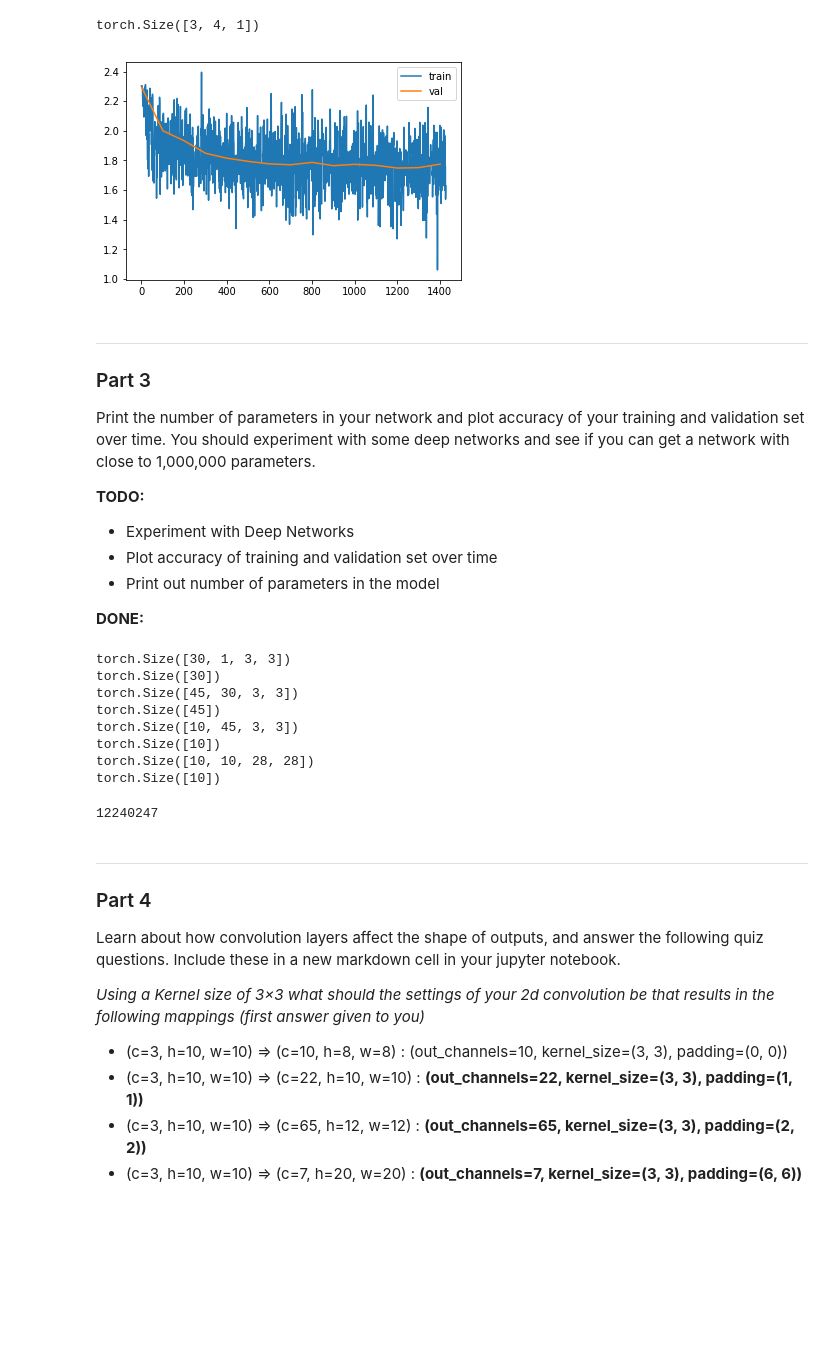
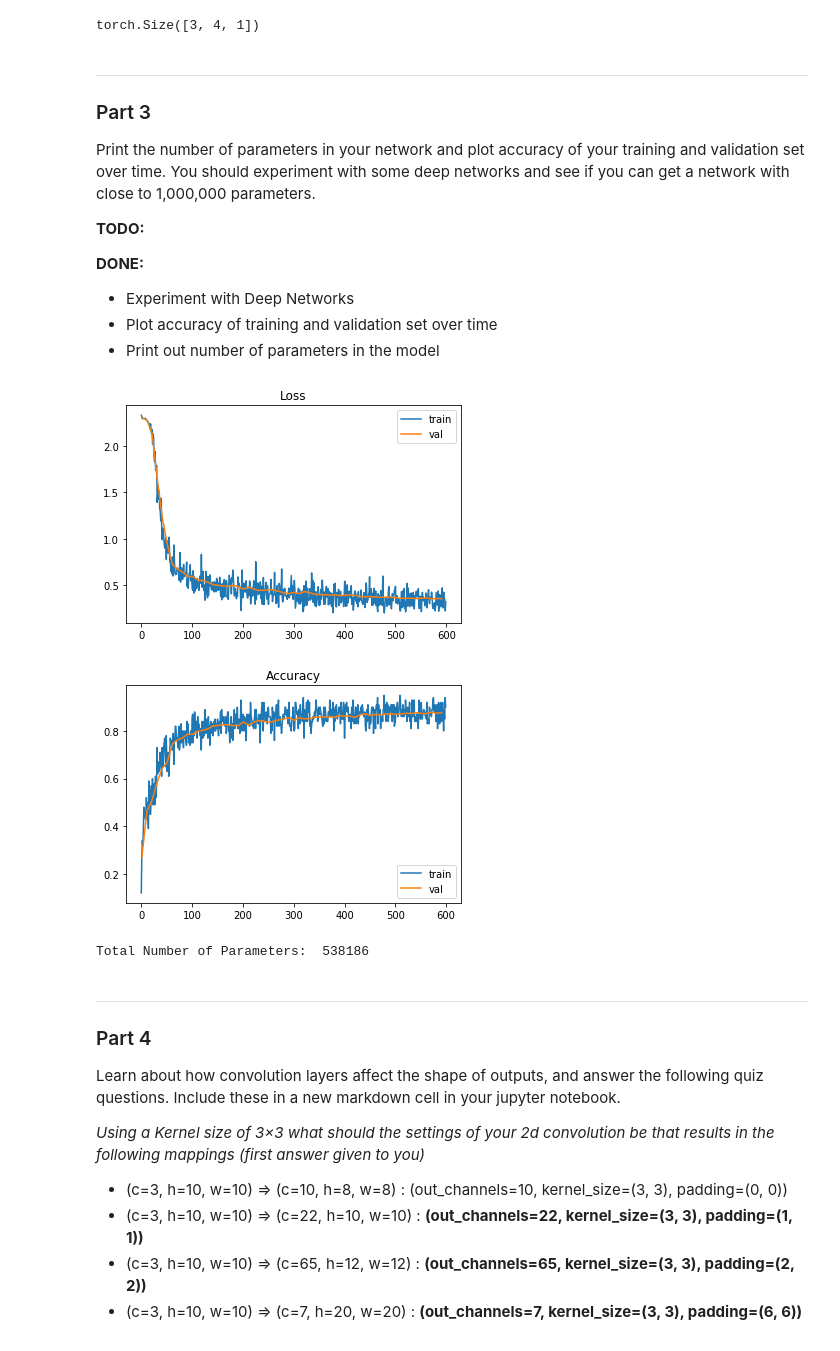
Before and after one commit to ericburdett/cs474_labs_f2019, a Jupyter notebook: DL_Lab3.ipynb, the cells around one changed output. Drawn from its saved outputs; the diff is of its cells as text; code cells hidden in the pictures; blank space fills up the shorter version.

```diff
--- a/DL_Lab3.ipynb
+++ b/DL_Lab3.ipynb
@@ -240,9 +240,14 @@ class Conv2d(nn.Module):
     elif init == 'xe':
       nn.init.xavier_uniform_(self.weight.data)
     elif init == 'orthogonal':
-      U, S, V = torch.svd(self.weight.data, some=True)
-      torch.allclose(torch.dot(V, V.T), V.shape[0])
-      self.weight.data = V.reshape((n_channels, out_channels, kernel_size[0], kernel_size[1]))
+      X = np.random.random((out_channels, n_channels * kernel_size[0] * kernel_size[1])).astype(np.float32)
+      U, _, Vt = np.linalg.svd(X, full_matrices=False)
+
+      if len(X) > len(X[0]):
+        W = U.reshape((out_channels, n_channels, kernel_size[0], kernel_size[1]))
+      else:
+        W = Vt.reshape((out_channels, n_channels, kernel_size[0], kernel_size[1]))
+      self.weight.data = torch.from_numpy(W)
 
 
     self.bias = Parameter(torch.Tensor(out_channels))
@@ -289,15 +295,17 @@ objective = CrossEntropyLoss()
 optimizer = optim.Adam(model.parameters(), lr=1e-4)
 
 train_loader = DataLoader(train_dataset,
-                          batch_size=42,
+                          batch_size=100,
                           pin_memory=True)
 
 val_loader = DataLoader(val_dataset,
-                        batch_size=42,
+                        batch_size=100,
                         pin_memory=True)
 
 train_losses = []
 val_losses = []
+train_acc = []
+val_acc = []
 
 for epoch in range(1):
   loop = tqdm(total=len(train_loader), position=0, leave=False)
@@ -309,30 +317,29 @@ for epoch in range(1):
     y_hat = model(x)
 
     loss = objective(y_hat, y_truth)
+    accuracy = (y_hat.argmax(1) == y_truth).float().mean()
 
     loss.backward()
 
     train_losses.append(loss.item())
-    accuracy = 0
-    loop.set_description('epoch:{}, loss:{:.4f}'.format(epoch, loss))
+    train_acc.append(accuracy.item())
+
+    loop.set_description('epoch:{}, loss:{:.4f}, accuracy:{:.3f}'.format(epoch, loss, accuracy))
     loop.update(1)
 
     optimizer.step()
 
-    if batch % 100 == 0:
+    if batch % 10 == 0:
       val = np.mean([objective(model(x.cuda()), y.cuda()).item()
                     for x, y in val_loader])
+
+      val_y_hats = np.mean([(model(x.cuda()).argmax(1) == y_truth.cuda()).float().mean().item()
+                   for x, y_truth in val_loader])
+
       val_losses.append((len(train_losses), val))
+      val_acc.append((len(train_losses), val_y_hats))
 
   loop.close()
-
-a, b = zip(*val_losses)
-plt.plot(train_losses, label='train')
-plt.plot(a, b, label='val')
-plt.legend()
-plt.show()
-# %% [output]
-[figure, removed]
 # %% [markdown]
 
 ___
@@ -343,8 +350,9 @@ set over time. You should experiment with some deep networks and see if you can
 with close to 1,000,000 parameters.
 
 **TODO:**
+
+
+**DONE:**
 * Experiment with Deep Networks
 * Plot accuracy of training and validation set over time
 * Print out number of parameters in the model
-
-**DONE:**
@@ -356,15 +359,21 @@ with close to 1,000,000 parameters.
-# %%
-for p in model.parameters():
-  print(p.size())
-# %% [output]
-torch.Size([30, 1, 3, 3])
-torch.Size([30])
-torch.Size([45, 30, 3, 3])
-torch.Size([45])
-torch.Size([10, 45, 3, 3])
-torch.Size([10])
-torch.Size([10, 10, 28, 28])
-torch.Size([10])
+# %%
+a, b = zip(*val_losses)
+plt.title('Loss')
+plt.plot(train_losses, label='train')
+plt.plot(a, b, label='val')
+plt.legend()
+plt.show()
+# %% [output]
+[figure, added]
+# %%
+plt.title('Accuracy')
+a, b = zip(*val_acc)
+plt.plot(train_acc, label='train')
+plt.plot(a, b, label='val')
+plt.legend()
+plt.show()
+# %% [output]
+[figure, added]
 # %%
 # Compute and print the number of parameters in the model
 
@@ -378,9 +387,9 @@ for p in model.parameters():
 
   total_params += layer_params
 
-total_params
+print("Total Number of Parameters: ", total_params)
 # %% [output]
-12240247
+Total Number of Parameters:  538186
 # %% [markdown]
 ___
 
```
Also changed, not shown: parts of 2 cells of this notebook.
